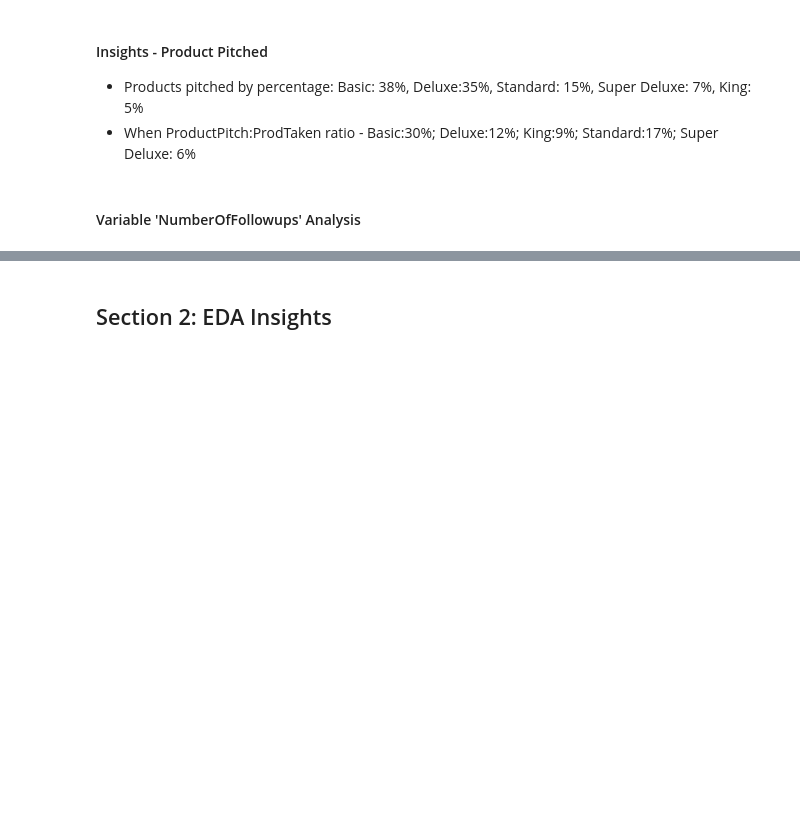
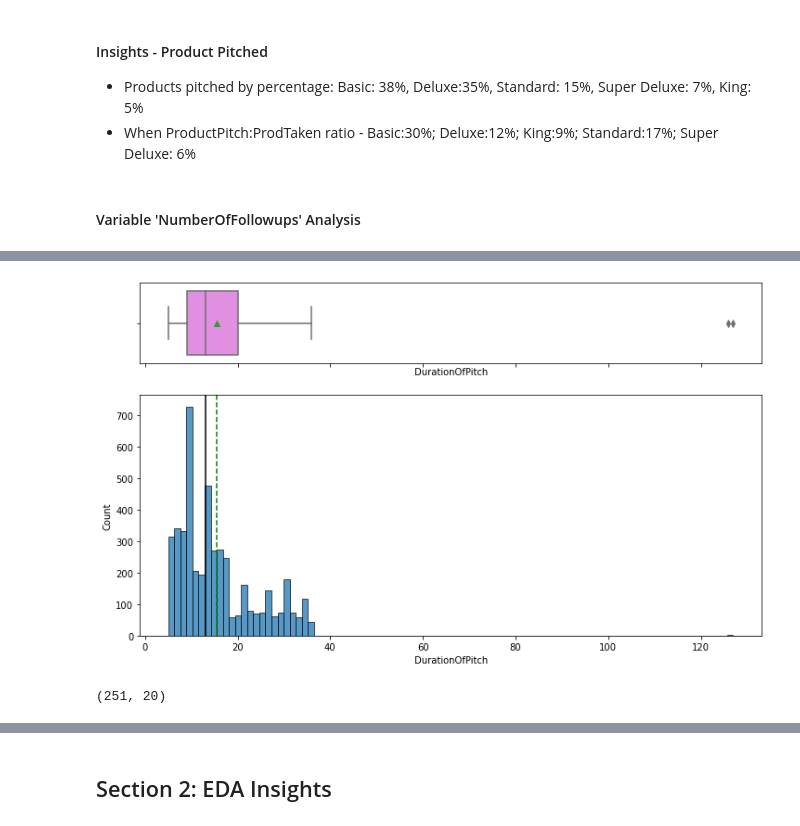
Before and after one commit to kwajpaige/UTAGL_EnsembleTechniques, a Jupyter notebook: PaigeSingleton_EnsembleTechnique_TravelPackage082022.ipynb, the cells around one changed output, grey strips where cells are left out. Saved outputs shown, nothing was run; the diff lists cells and outputs as text; code cells hidden in the pictures; blank space fills up the shorter version.

```diff
--- a/PaigeSingleton_EnsembleTechnique_TravelPackage082022.ipynb
+++ b/PaigeSingleton_EnsembleTechnique_TravelPackage082022.ipynb
@@ -2155,0 +2339,10 @@ Name: ProdTaken, dtype: float64
+# %%
+# View Distribution of Numeric variable Monthly Income
+histogram_boxplot(data, "DurationOfPitch")
+# %% [output]
+[figure, added]
+# %%
+DoPNull = data_copy[data_copy['DurationOfPitch'].isna()]
+DoPNull.shape
+# %% [output]
+(251, 20)
```
Also changed, not shown: parts of 32 cells of this notebook.
